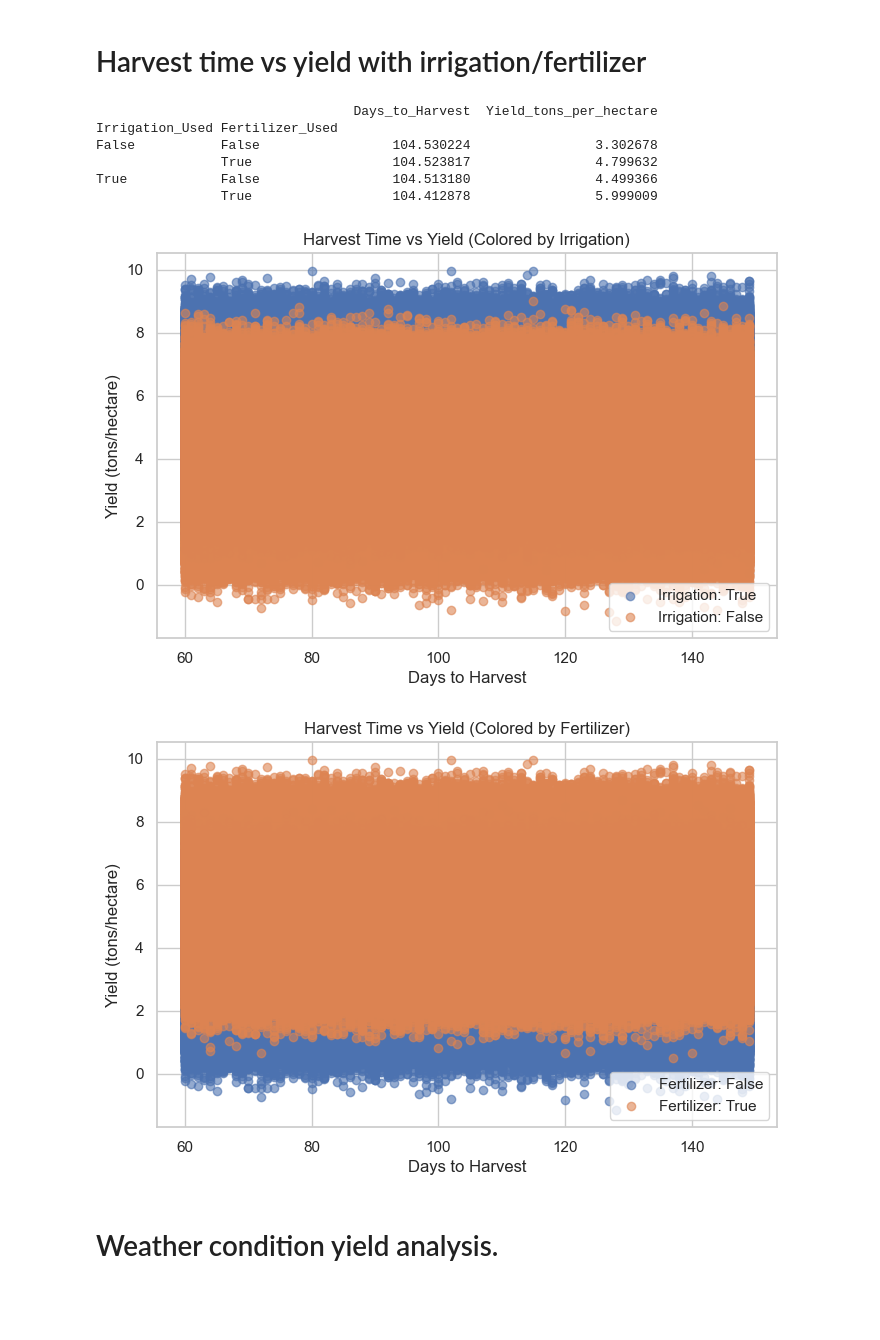
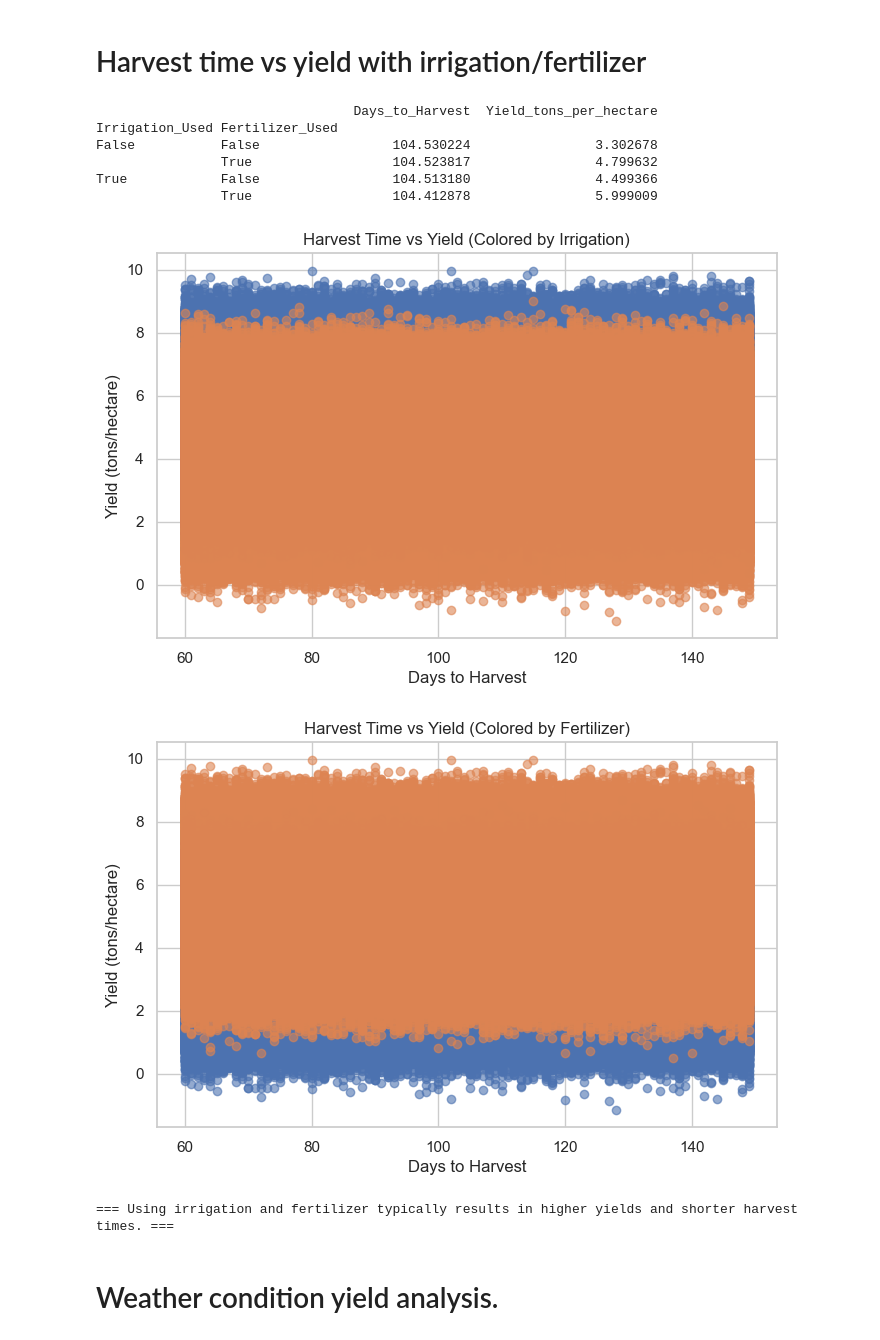
Before and after one commit to SI201-UMich/fall25-project1-Isaiahchonchoramirez, a Jupyter notebook: Project_01.ipynb, the cells around one changed output. Drawn from its saved outputs; the diff is of its cells as text; code cells hidden in the pictures; blank space fills up the shorter version.

```diff
--- a/Project_01.ipynb
+++ b/Project_01.ipynb
@@ -217,37 +243,38 @@ Silt       4.630665  4.662891  4.629473  4.653537  4.655866  4.658146
 # Do irrigation and fertilizer reduce time-to-harvest or increase yield?
 # Average yield and harvest time based on irrigation/fertilizer
 harvest_analysis = df.groupby(['Irrigation_Used', 'Fertilizer_Used'])[['Days_to_Harvest', 'Yield_tons_per_hectare']].mean()
 print(harvest_analysis)
 
 # Scatter plot
 plt.figure(figsize=(8,5))
 for irr in df['Irrigation_Used'].unique():
     subset = df[df['Irrigation_Used'] == irr]
     plt.scatter(subset['Days_to_Harvest'], subset['Yield_tons_per_hectare'], label=f'Irrigation: {irr}', alpha=0.6)
-plt.legend()
 plt.title('Harvest Time vs Yield (Colored by Irrigation)')
 plt.xlabel('Days to Harvest')
 plt.ylabel('Yield (tons/hectare)')
 plt.show()
+print
 
 plt.figure(figsize=(8,5))
 for fert in df['Fertilizer_Used'].unique():
     subset = df[df['Fertilizer_Used'] == fert]
     plt.scatter(subset['Days_to_Harvest'], subset['Yield_tons_per_hectare'], label=f'Fertilizer: {fert}', alpha=0.6)
-plt.legend()
 plt.title('Harvest Time vs Yield (Colored by Fertilizer)')
 plt.xlabel('Days to Harvest')
 plt.ylabel('Yield (tons/hectare)')
 plt.show()
+print("\n=== Using irrigation and fertilizer typically results in higher yields and shorter harvest times. ===")
 # %% [output]
                                  Days_to_Harvest  Yield_tons_per_hectare
 Irrigation_Used Fertilizer_Used
 False           False                 104.530224                3.302678
                 True                  104.523817                4.799632
 True            False                 104.513180                4.499366
                 True                  104.412878                5.999009
-[figure, old version]
+[figure, new version]
-[figure, old version]
+[figure, new version]
+=== Using irrigation and fertilizer typically results in higher yields and shorter harvest times. ===
 # %% [markdown]
 # Weather condition yield analysis.
 # %%
```
Also changed, not shown: parts of 15 cells of this notebook, 1 other file.
